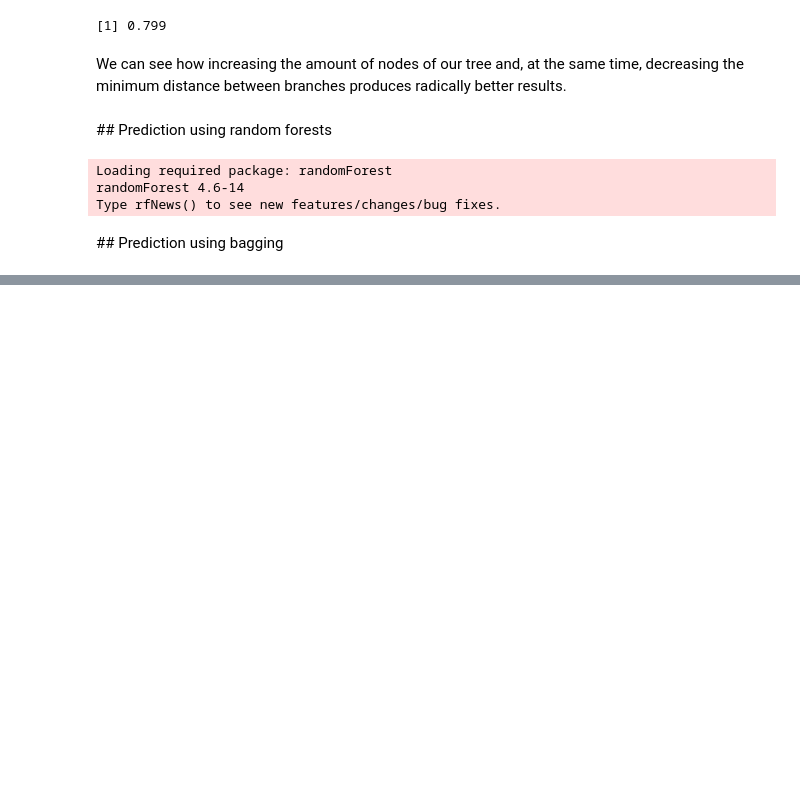
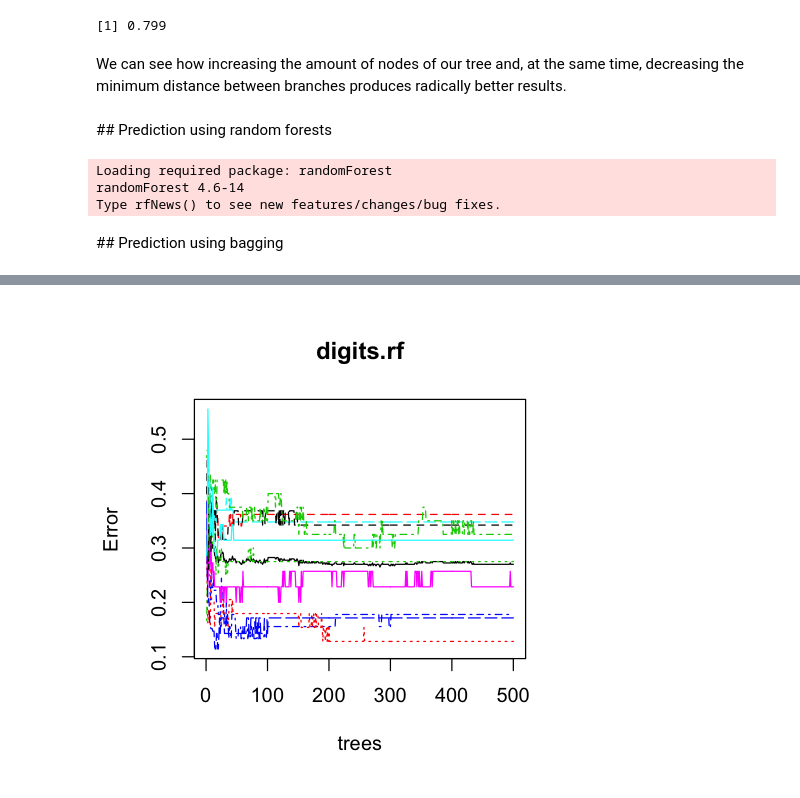
Before and after one commit to icosi/apr-automatic, a Jupyter notebook: p2/P2.ipynb, the cells around one changed output, grey strips where cells are left out. Drawn from its saved outputs; the diff is of its cells as text; code cells hidden in the pictures; blank space fills up the shorter version.

```diff
--- a/p2/P2.ipynb
+++ b/p2/P2.ipynb
@@ -154,0 +274,4 @@ print(gbag)
+# %%
+digits.rpart.pred<- predict(digits.rpart,digits.test, type = "class")
+digits.rpart.conf<-table(True = digits.test$digit, Pred = digits.rpart.pred)
+digits.rpart.conf
@@ -154,0 +305,10 @@ print(gbag)
+# %%
+digits.bagging.pred<-predict.bagging(digits.bagging, newdata=digits.train)
+
+# Prediction confusion matrix
+digits.bagging.conf<-digits.bagging.pred$confusion
+digits.bagging.conf
+
+# Prediction error in classification
+P.err<-1-sum(diag(digits.bagging.conf))/sum(digits.bagging.conf)
+round(P.err,2)
@@ -154,0 +336,3 @@ print(gbag)
+# %%
+digits.rf <- randomForest(digit ~ .,data=digits.train, mtry=4, importance=TRUE, proximity=TRUE)
+print(digits.rf)
@@ -154,0 +359,5 @@ print(gbag)
+# %%
+options(repr.plot.width=4,repr.plot.height=4)
+plot(digits.rf)
+# %% [output]
+[figure, added]
```
Also changed, not shown: parts of 33 cells of this notebook, 7 other files.
